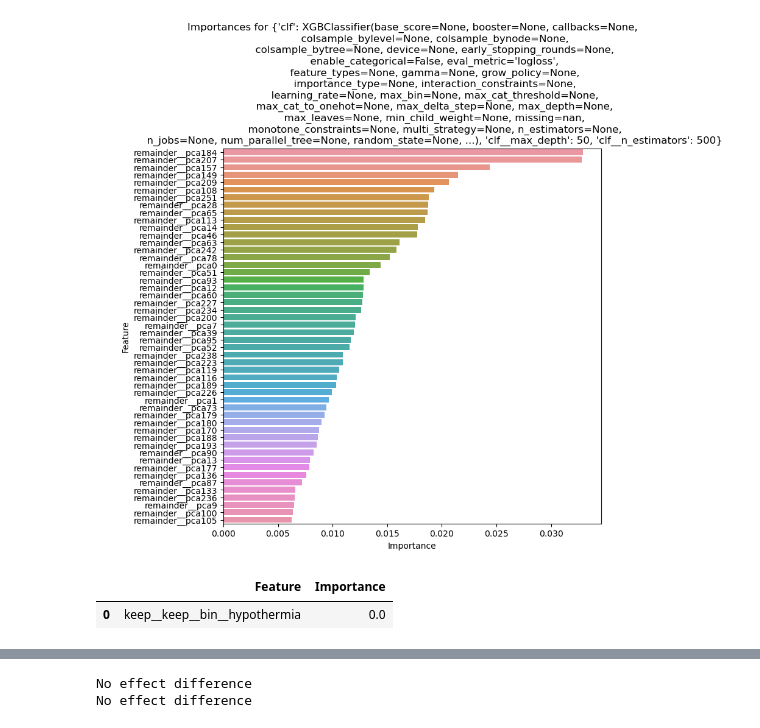
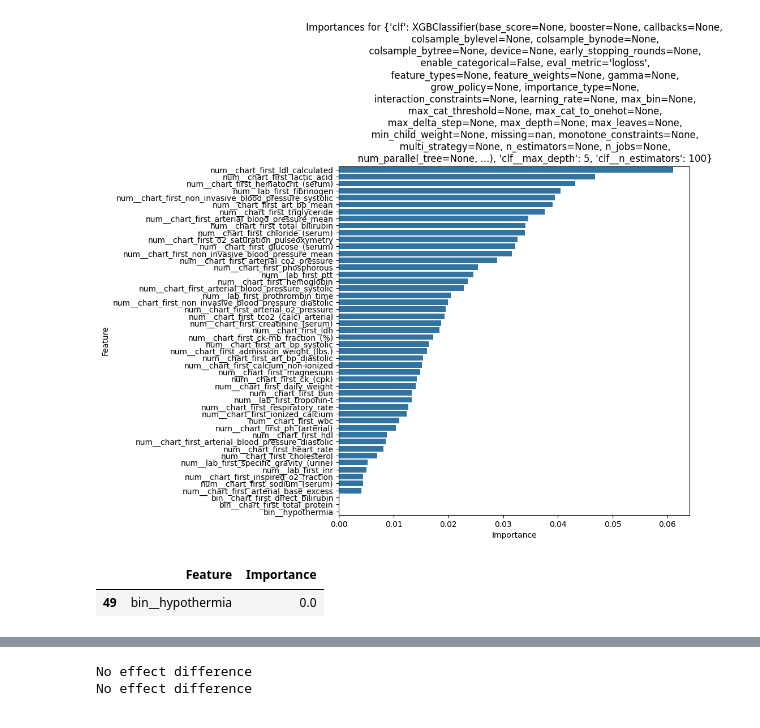
Before and after one commit to michelraskin/ttmhte, a Jupyter notebook: mimiciv/MIMICAnalysisClassif.ipynb, the cells around one changed output, grey strips where cells are left out. Saved outputs shown, nothing was run; the diff lists cells and outputs as text; code cells hidden in the pictures.

```diff
--- a/mimiciv/MIMICAnalysisClassif.ipynb
+++ b/mimiciv/MIMICAnalysisClassif.ipynb
@@ -119,3 +188,9 @@ myPredictorsDf, X_train, X_test, y_train, y_test = getTrainTestFunctions(aPredic
+# %%
+# X_train = X_train.loc[:, X_train.isnull().mean() < 0.9]
+# X_test = X_test[X_train.columns]
+columns_filter = np.unique([x for x in columns if x in X_train.columns])
+X_train = X_train[columns_filter]
+X_test = X_test[columns_filter]
 # %%
 def getCovariatePreprocessor(aKeepColumns):
     return    ColumnTransformer(
@@ -144,10 +219,10 @@ def getDefaultPipelineSteps(X_train):
     myCovariates.set_output(transform="pandas")
     myVariance = getVariancePreprocessor(['bin__' + myTreatmentColumn])
     myVariance.set_output(transform="pandas")
-    return [('preprocessor', myPreprocessor),  ('variance', myVariance), ('imputer', myImputer), ('covariates', myCovariates)]
+    return [('preprocessor', myPreprocessor),  ('imputer', myImputer)]
 # %%
-X_train = X_train.loc[:, X_train.isnull().mean() < 0.9]
-X_test = X_test[X_train.columns]
+# X_train = X_train.loc[:, X_train.isnull().mean() < 0.9]
+# X_test = X_test[X_train.columns]
 # %%
 X_train.shape
 # %% [output]
@@ -156,7 +231,7 @@ X_train.shape
 DefaultGrid = [
     {
         'clf': [XGBClassifier(eval_metric='logloss')],
-        'clf__n_estimators': [5, 25, 100, 500],
+        'clf__n_estimators': [5, 25, 50, 100],
         'clf__max_depth': [5, 10, 50, 100]
     },
     # {
@@ -249,12 +324,12 @@ print(f"95% CI for AUC: [{ci_lower:.3f}, {ci_upper:.3f}]")
 # %%
-myFeatureImportancesDf = getTopFeatures(myGridSearchCv, list(myBestModel.named_steps.covariates.get_feature_names_out()), X_train, y_train)
+myFeatureImportancesDf = getTopFeatures(myGridSearchCv, list(myBestModel.named_steps.imputer.get_feature_names_out()), X_train, y_train)
 # %% [output]
-[figure, old version]
+[figure, new version]
 # %%
-myFeatureImportancesDf[myFeatureImportancesDf.Feature == 'keep__keep__bin__hypothermia']
+myFeatureImportancesDf[myFeatureImportancesDf.Feature == 'bin__hypothermia']
 # %% [output]
 |  | Feature | Importance |
-| 0 | keep__keep__bin__hypothermia | 0.0 |
+| 49 | bin__hypothermia | 0.0 |
 # %%
 myX = pd.concat([X_train.reset_index().drop(columns='index'), X_test.reset_index().drop(columns='index')])
 myY = pd.concat([y_train.reset_index().drop(columns='index'), y_test.reset_index().drop(columns='index')])
```
Also changed, not shown: parts of 8 cells of this notebook, 15 other files.
